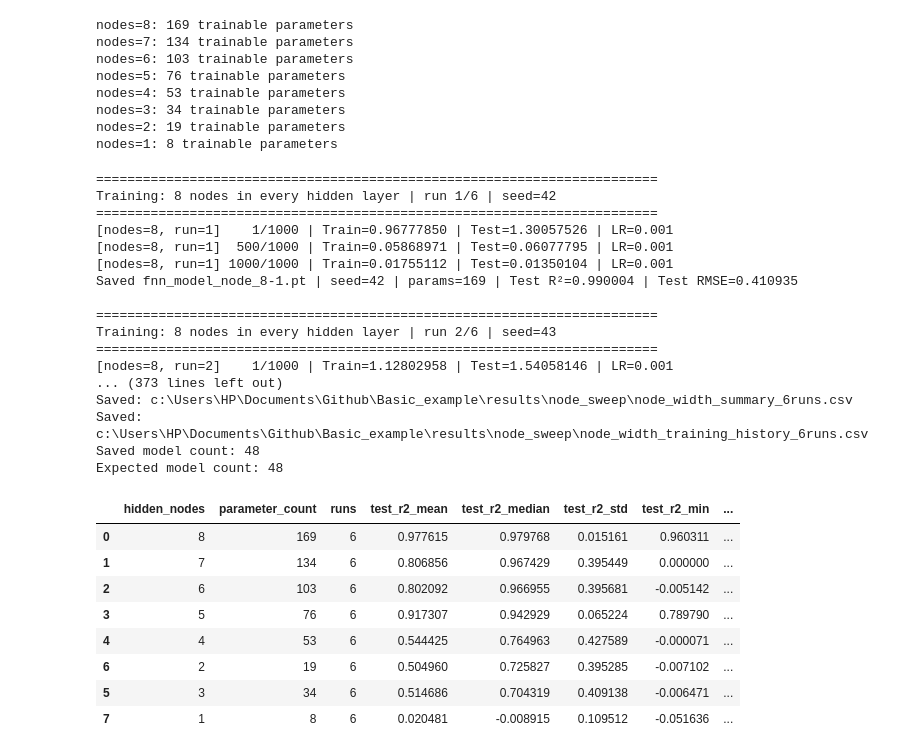
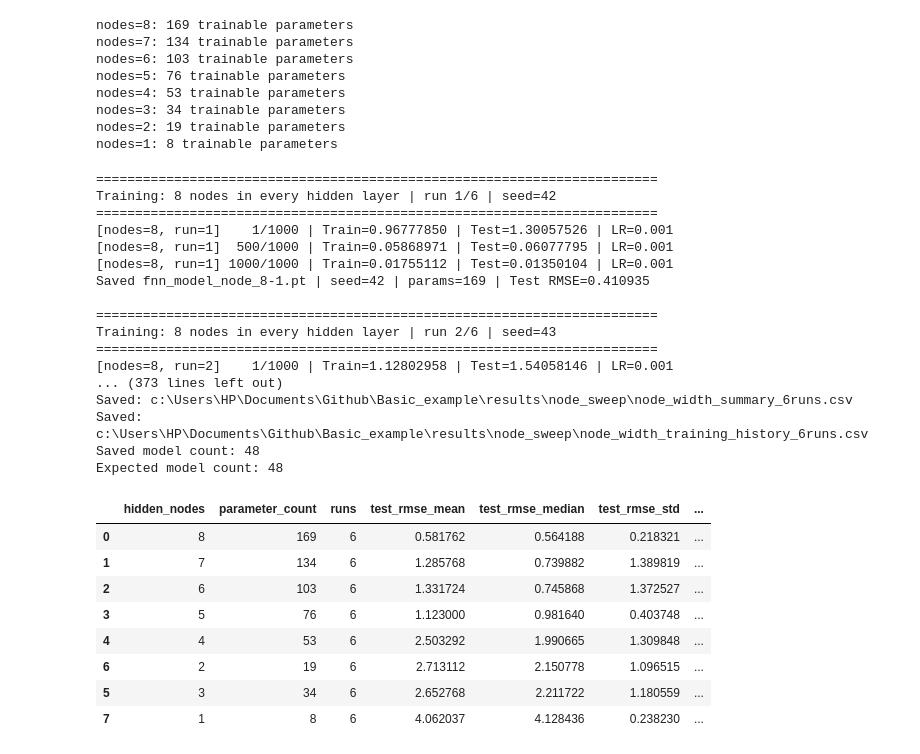
Before and after one commit to Jaehoon-Shim/Basic_example, a Jupyter notebook: pytorch_fnn_regression_wNodeSweep_MultipleTrain.ipynb, the cells around one changed output. Cells and saved outputs as stored; diff of their text form; code cells hidden in the pictures.

```diff
--- a/pytorch_fnn_regression_wNodeSweep_MultipleTrain.ipynb
+++ b/pytorch_fnn_regression_wNodeSweep_MultipleTrain.ipynb
@@ -239,16 +239,10 @@ def count_trainable_parameters(model):
     return sum(p.numel() for p in model.parameters() if p.requires_grad)
 
 
-def regression_metrics(y_true, y_pred):
+def regression_rmse(y_true, y_pred):
     y_true = np.asarray(y_true).reshape(-1)
     y_pred = np.asarray(y_pred).reshape(-1)
-    mse = mean_squared_error(y_true, y_pred)
-    return {
-        'mse': float(mse),
-        'rmse': float(np.sqrt(mse)),
-        'mae': float(mean_absolute_error(y_true, y_pred)),
-        'r2': float(r2_score(y_true, y_pred)),
-    }
+    return float(np.sqrt(mean_squared_error(y_true, y_pred)))
 
 
 for nodes in HIDDEN_NODE_OPTIONS:
@@ -442,16 +435,11 @@ summary_df = (
     .agg(
         parameter_count=('parameter_count', 'first'),
         runs=('run_number', 'count'),
-        test_r2_mean=('test_r2', 'mean'),
-        test_r2_median=('test_r2', 'median'),
-        test_r2_std=('test_r2', 'std'),
-        test_r2_min=('test_r2', 'min'),
-        test_r2_max=('test_r2', 'max'),
         test_rmse_mean=('test_rmse', 'mean'),
         test_rmse_median=('test_rmse', 'median'),
         test_rmse_std=('test_rmse', 'std'),
-        test_mae_mean=('test_mae', 'mean'),
-        test_mae_median=('test_mae', 'median'),
+        test_rmse_min=('test_rmse', 'min'),
+        test_rmse_max=('test_rmse', 'max'),
     )
     .sort_values('hidden_nodes', ascending=False)
     .reset_index(drop=True)
@@ -481,7 +469,7 @@ Training: 8 nodes in every hidden layer | run 1/6 | seed=42
 [nodes=8, run=1]    1/1000 | Train=0.96777850 | Test=1.30057526 | LR=0.001
 [nodes=8, run=1]  500/1000 | Train=0.05868971 | Test=0.06077795 | LR=0.001
 [nodes=8, run=1] 1000/1000 | Train=0.01755112 | Test=0.01350104 | LR=0.001
-Saved fnn_model_node_8-1.pt | seed=42 | params=169 | Test R²=0.990004 | Test RMSE=0.410935
+Saved fnn_model_node_8-1.pt | seed=42 | params=169 | Test RMSE=0.410935
 
 ========================================================================
 Training: 8 nodes in every hidden layer | run 2/6 | seed=43
@@ -495,75 +483,53 @@ Expected model count: 48
 # %%
 # 9. 6회 반복 성능 요약표와 추천 모델
 
-display_columns = [
-    'hidden_nodes',
-    'run_number',
-    'run_seed',
-    'parameter_count',
-    'best_epoch',
-    'test_mse',
-    'test_rmse',
-    'test_mae',
-    'test_r2',
-    'model_filename',
-]
-
 display(
     summary_df
-    .sort_values('test_r2_median', ascending=False)
+    .sort_values(['test_rmse_median', 'parameter_count'])
     .style.format({
-        'test_r2_mean': '{:.6f}',
-        'test_r2_median': '{:.6f}',
-        'test_r2_std': '{:.6f}',
-        'test_r2_min': '{:.6f}',
-        'test_r2_max': '{:.6f}',
         'test_rmse_mean': '{:.6f}',
         'test_rmse_median': '{:.6f}',
         'test_rmse_std': '{:.6f}',
-        'test_mae_mean': '{:.6f}',
-        'test_mae_median': '{:.6f}',
+        'test_rmse_min': '{:.6f}',
+        'test_rmse_max': '{:.6f}',
     })
 )
 
-# 먼저 6회 R² 중앙값이 가장 높은 노드 수를 고릅니다.
+# 먼저 6회 RMSE 중앙값이 가장 낮은 노드 수를 고릅니다.
 best_width_row = summary_df.sort_values(
-    ['test_r2_median', 'test_rmse_median', 'parameter_count'],
-    ascending=[False, True, True],
+    ['test_rmse_median', 'parameter_count'],
+    ascending=[True, True],
 ).iloc[0]
 BEST_HIDDEN_NODES = int(best_width_row['hidden_nodes'])
 
 # 선택된 노드 수 안에서 가장 좋은 개별 체크포인트를 고릅니다.
 best_row = comparison_df.loc[
     comparison_df['hidden_nodes'] == BEST_HIDDEN_NODES
-].sort_values(
-    ['test_r2', 'test_rmse'],
-    ascending=[False, True],
-).iloc[0]
+].sort_values('test_rmse').iloc[0]
 
 BEST_MODEL_PATH = best_row['model_path']
 
 print('Recommended width (based on median of 6 runs)')
 print('  hidden nodes :', BEST_HIDDEN_NODES)
-print('  median R²    :', f'{best_width_row["test_r2_median"]:.8f}')
-print('  R² std       :', f'{best_width_row["test_r2_std"]:.8f}')
+print('  median RMSE  :', f'{best_width_row["test_rmse_median"]:.8f}')
+print('  RMSE std     :', f'{best_width_row["test_rmse_std"]:.8f}')
 print()
 print('Best saved checkpoint within the recommended width')
 print('  hidden nodes :', int(best_row['hidden_nodes']))
 print('  run number   :', int(best_row['run_number']))
 print('  run seed     :', int(best_row['run_seed']))
 print('  parameters   :', int(best_row['parameter_count']))
-print('  Test R²      :', f'{best_row["test_r2"]:.8f}')
 print('  Test RMSE    :', f'{best_row["test_rmse"]:.8f}')
 print('  checkpoint   :', BEST_MODEL_PATH)
 # %% [output]
-|  | hidden_nodes | parameter_count | runs | test_r2_mean | test_r2_median | test_r2_std | test_r2_min | ... |
-| 0 | 8 | 169 | 6 | 0.977615 | 0.979768 | 0.015161 | 0.960311 | ... |
-| 1 | 7 | 134 | 6 | 0.806856 | 0.967429 | 0.395449 | 0.000000 | ... |
-| 2 | 6 | 103 | 6 | 0.802092 | 0.966955 | 0.395681 | -0.005142 | ... |
-| 3 | 5 | 76 | 6 | 0.917307 | 0.942929 | 0.065224 | 0.789790 | ... |
-| 4 | 4 | 53 | 6 | 0.544425 | 0.764963 | 0.427589 | -0.000071 | ... |
-| 6 | 2 | 19 | 6 | 0.504960 | 0.725827 | 0.395285 | -0.007102 | ... |
-| 5 | 3 | 34 | 6 | 0.514686 | 0.704319 | 0.409138 | -0.006471 | ... |
-| 7 | 1 | 8 | 6 | 0.020481 | -0.008915 | 0.109512 | -0.051636 | ... |
+|  | hidden_nodes | parameter_count | runs | test_rmse_mean | test_rmse_median | test_rmse_std | ... |
+| 0 | 8 | 169 | 6 | 0.581762 | 0.564188 | 0.218321 | ... |
+| 1 | 7 | 134 | 6 | 1.285768 | 0.739882 | 1.389819 | ... |
+| 2 | 6 | 103 | 6 | 1.331724 | 0.745868 | 1.372527 | ... |
+| 3 | 5 | 76 | 6 | 1.123000 | 0.981640 | 0.403748 | ... |
+| 4 | 4 | 53 | 6 | 2.503292 | 1.990665 | 1.309848 | ... |
+| 6 | 2 | 19 | 6 | 2.713112 | 2.150778 | 1.096515 | ... |
+| 5 | 3 | 34 | 6 | 2.652768 | 2.211722 | 1.180559 | ... |
+| 7 | 1 | 8 | 6 | 4.062037 | 4.128436 | 0.238230 | ... |
 Recommended width (based on median of 6 runs)
   hidden nodes : 8
```
Also changed, not shown: parts of 6 cells of this notebook, 52 other files.
